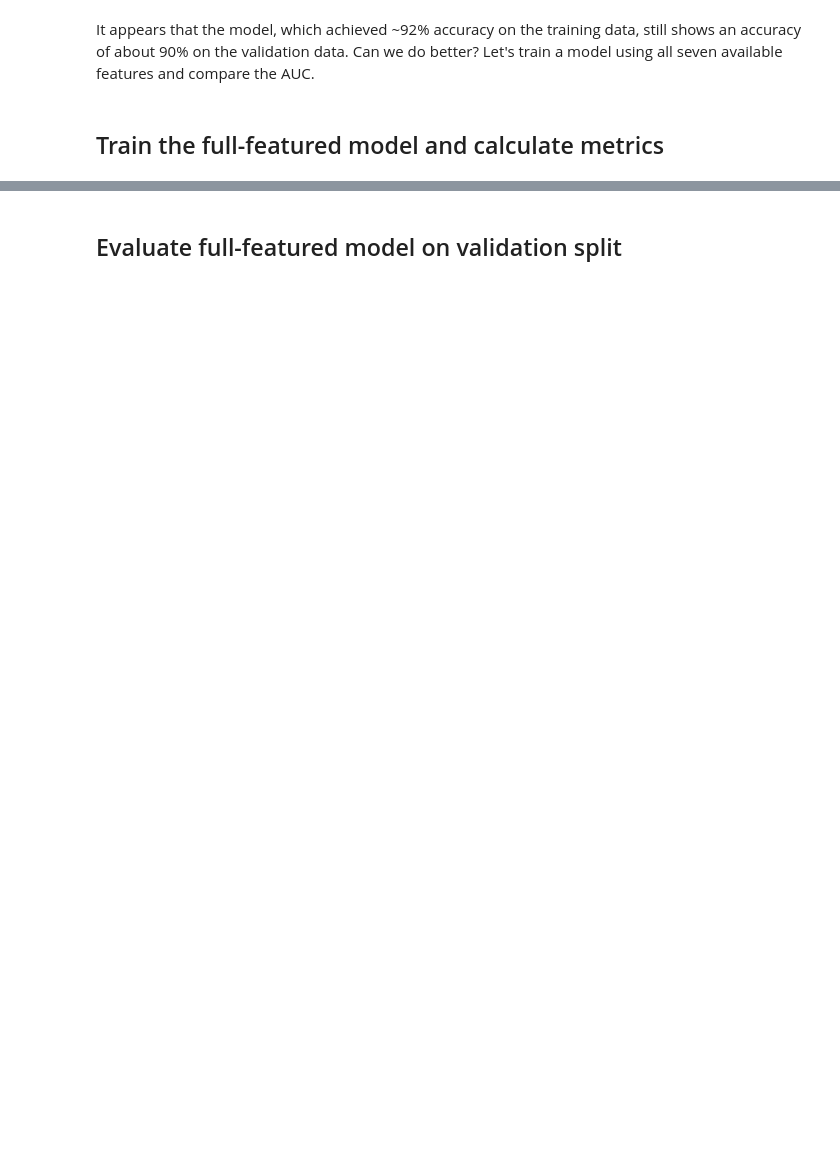
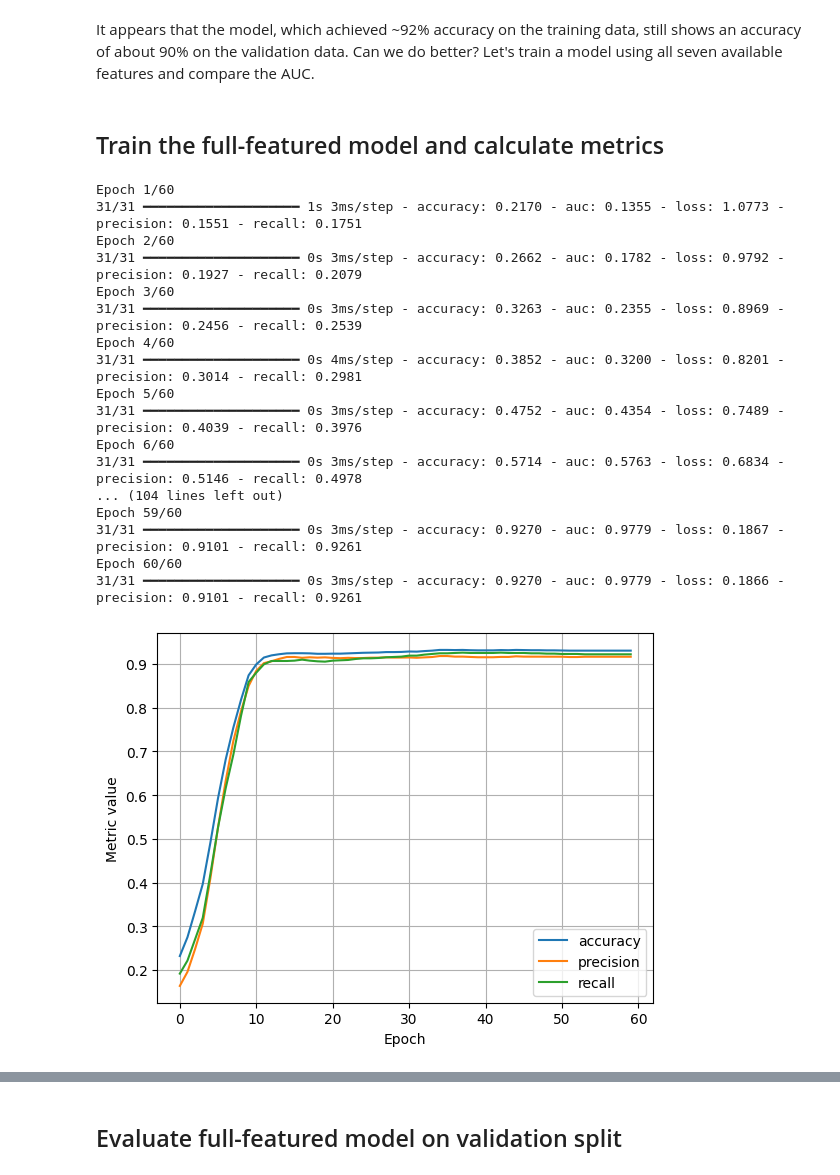
Before and after one commit to Vivekkrdutta/Machine-Learning, a Jupyter notebook: ml/cc/exercises/binary_classification_rice.ipynb, the cells around one changed output, grey strips where cells are left out. Drawn from its saved outputs; the diff is of its cells as text; code cells hidden in the pictures; blank space fills up the shorter version.

Commit message:
Completed the Rice grain Classification Exercise with Google Colab

```diff
--- a/ml/cc/exercises/binary_classification_rice.ipynb
+++ b/ml/cc/exercises/binary_classification_rice.ipynb
@@ -542,32 +620,52 @@ settings_all_features = ml_edu.experiment.ExperimentSettings(
 metrics = [
     keras.metrics.BinaryAccuracy(
         name='accuracy',
         threshold=settings_all_features.classification_threshold,
     ),
     keras.metrics.Precision(
         name='precision',
         thresholds=settings_all_features.classification_threshold,
     ),
     keras.metrics.Recall(
-        name='recall', thresholds=settings_all_features.classification_threshold
+        name='recall',
+        thresholds=settings_all_features.classification_threshold
     ),
     keras.metrics.AUC(num_thresholds=100, name='auc'),
 ]
 
 # Establish the model's topography.
 model_all_features = create_model(settings_all_features, metrics)
 
 # Train the model on the training set.
 experiment_all_features = train_model(
-    'all features',
+    'all features experiment',
     model_all_features,
     train_features,
     train_labels,
     settings_all_features,
 )
 
 # Plot metrics vs. epochs
 ml_edu.results.plot_experiment_metrics(
     experiment_all_features, ['accuracy', 'precision', 'recall']
 )
 ml_edu.results.plot_experiment_metrics(experiment_all_features, ['auc'])
+# %% [output]
+Epoch 1/60
+31/31 ━━━━━━━━━━━━━━━━━━━━ 1s 3ms/step - accuracy: 0.2170 - auc: 0.1355 - loss: 1.0773 - precision: 0.1551 - recall: 0.1751
+Epoch 2/60
+31/31 ━━━━━━━━━━━━━━━━━━━━ 0s 3ms/step - accuracy: 0.2662 - auc: 0.1782 - loss: 0.9792 - precision: 0.1927 - recall: 0.2079
+Epoch 3/60
+31/31 ━━━━━━━━━━━━━━━━━━━━ 0s 3ms/step - accuracy: 0.3263 - auc: 0.2355 - loss: 0.8969 - precision: 0.2456 - recall: 0.2539
+Epoch 4/60
+31/31 ━━━━━━━━━━━━━━━━━━━━ 0s 4ms/step - accuracy: 0.3852 - auc: 0.3200 - loss: 0.8201 - precision: 0.3014 - recall: 0.2981
+Epoch 5/60
+31/31 ━━━━━━━━━━━━━━━━━━━━ 0s 3ms/step - accuracy: 0.4752 - auc: 0.4354 - loss: 0.7489 - precision: 0.4039 - recall: 0.3976
+Epoch 6/60
+31/31 ━━━━━━━━━━━━━━━━━━━━ 0s 3ms/step - accuracy: 0.5714 - auc: 0.5763 - loss: 0.6834 - precision: 0.5146 - recall: 0.4978
+... (104 lines left out)
+Epoch 59/60
+31/31 ━━━━━━━━━━━━━━━━━━━━ 0s 3ms/step - accuracy: 0.9270 - auc: 0.9779 - loss: 0.1867 - precision: 0.9101 - recall: 0.9261
+Epoch 60/60
+31/31 ━━━━━━━━━━━━━━━━━━━━ 0s 3ms/step - accuracy: 0.9270 - auc: 0.9779 - loss: 0.1866 - precision: 0.9101 - recall: 0.9261
+[figure, added]
```
Also changed, not shown: parts of 13 cells of this notebook.
